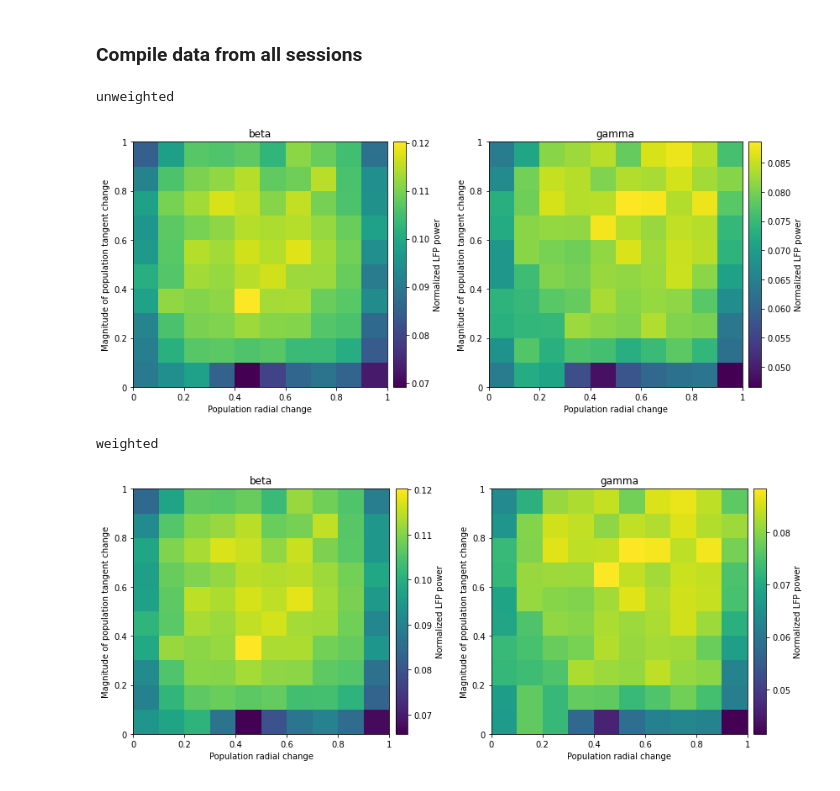
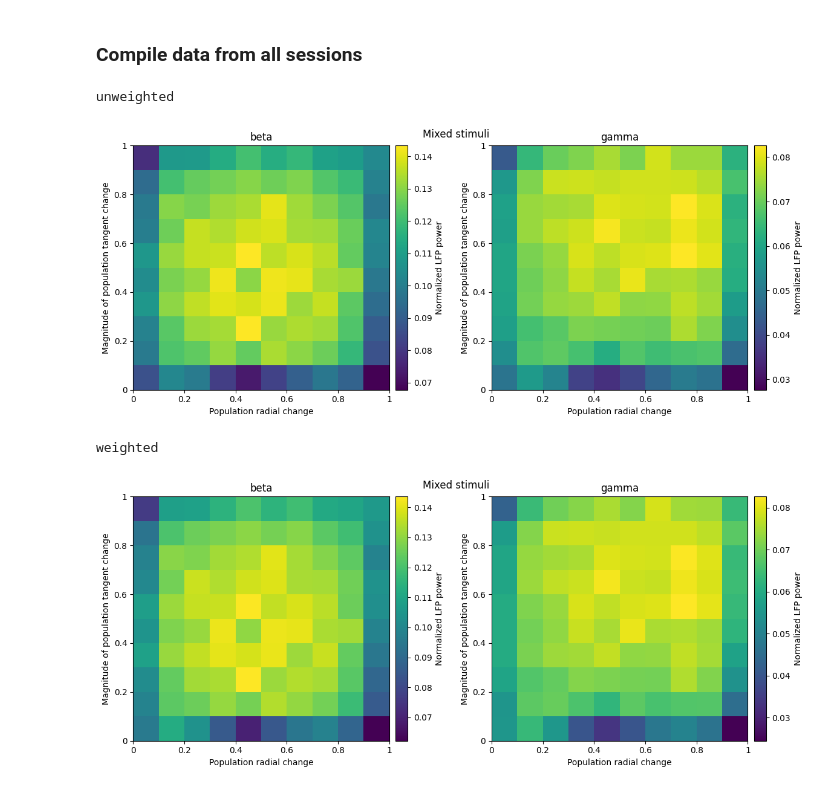
Before and after one commit to chenziao/Analyzing_Allen_Visual_Coding_Neuropixels_Dataset, a Jupyter notebook: compile_power_heatmap_movies.ipynb, the cells around one changed output. Drawn from its saved outputs; the diff is of its cells as text; code cells hidden in the pictures.

Commit message:
Check heatmap of 3 sessions using both drifting grating snd natural movies stimuli

```diff
--- a/compile_power_heatmap_movies.ipynb
+++ b/compile_power_heatmap_movies.ipynb
@@ -26,8 +26,8 @@ output_dir = './PCA_output_download/'
 
 ecephys_structure_acronym = config['analysis_object']['ecephys_structure_acronym']
 # %%
-stimulus_name = 'natural_movies'  # 'natural_movie_one', 'natural_movie_three'
-normalize_unit_fr = False
+stimulus_name = 'mixed_stimuli'  # 'natural_movies', 'drifting_gratings', 'mixed_stimuli'
+normalize_unit_fr = True
 power_metric = 'Normalized LFP power'
 
 unit_fr_var = 'normalized' if normalize_unit_fr else 'smoothed'
@@ -135,26 +135,27 @@ wgt_avg_pow = heatmap_all_da.weighted(weights).mean(dim='session') # weighted av
 # %%
 nticks = 6
 
 coords = avg_pow.coords
 x_bins = np.linspace(0., 1., coords['x_bin'].size + 1)
 y_bins = np.linspace(0., 1., coords['y_bin'].size + 1)
 
 for pow, label in zip([avg_pow, wgt_avg_pow], ['unweighted', 'weighted']):
     print(label)
     fig, axs = plt.subplots(1, n_waves, figsize=(n_waves * figsize[0], figsize[1]))
     for ax, w in zip(axs, waves.values):
         pcm = heatmap_in_grid(pow.sel(wave=w).values, x_bins, y_bins,
             xticks_fmt='{:g}', yticks_fmt='{:g}', even_grid=True, ax=ax)
         ax.get_xaxis().set_major_locator(plt.LinearLocator(numticks=nticks))
         ax.get_yaxis().set_major_locator(plt.LinearLocator(numticks=nticks))
         plt.colorbar(mappable=pcm, ax=ax, label=power_metric, pad=0.02)
         ax.set_xlabel(xlabel)
         ax.set_ylabel(ylabel)
         ax.set_title(w)
     plt.tight_layout()
+    fig.suptitle(stimulus_name.replace('_', ' ').capitalize())
     plt.show()
 # %% [output]
 unweighted
-[figure, old version]
+[figure, new version]
 weighted
-[figure, old version]
+[figure, new version]
```
Also changed, not shown: parts of 1 cell of this notebook.
